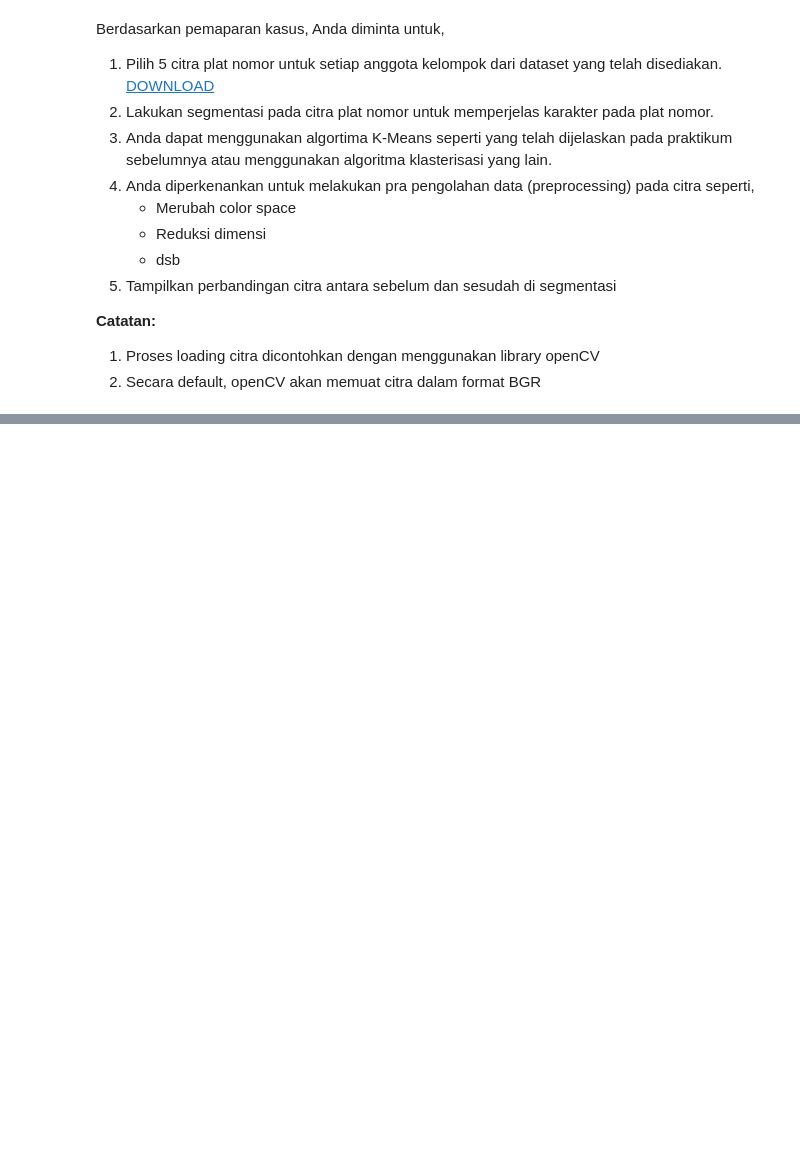
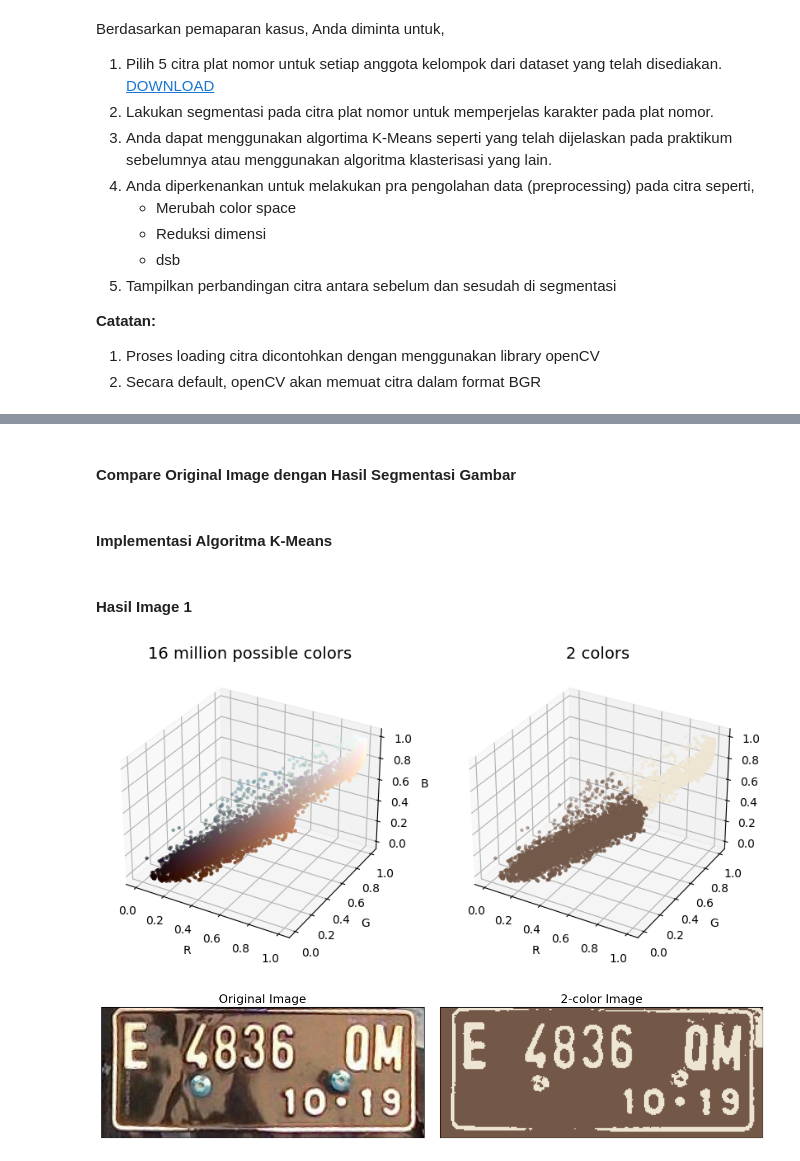
Before and after one commit to bintangsholu21/Pembelajaran-Mesin, a Jupyter notebook: UTS.ipynb, the cells around one changed output, grey strips where cells are left out. Drawn from its saved outputs; the diff is of its cells as text; code cells hidden in the pictures; blank space fills up the shorter version.

```diff
--- a/UTS.ipynb
+++ b/UTS.ipynb
@@ -31,0 +73,51 @@ Berdasarkan pemaparan kasus, Anda diminta untuk,
+# %%
+def plot_pixels_3d(data, title, colors=None, N=10000, ax=None):
+    if colors is None:
+        colors = data
+
+    rng = np.random.RandomState(0)
+    i = rng.permutation(data.shape[0])[:N]
+    colors = colors[i]
+    R, G, B = data[i].T
+
+    ax.scatter(R, G, B, c=colors, marker='.')
+    ax.set_xlabel('R')
+    ax.set_ylabel('G')
+    ax.set_zlabel('B')
+    ax.set_title(title, size=14)
+# %% [markdown]
+#### **Compare Original Image dengan Hasil Segmentasi Gambar**
+# %%
+def img_comparison(original, new_colors):
+    new_plate = new_colors.reshape(original.shape)
+    fig, ax = plt.subplots(1, 2, figsize=(16, 6),
+                           subplot_kw=dict(xticks=[], yticks=[]))
+    fig.subplots_adjust(wspace=0.05)
+    ax[0].imshow(original)
+    ax[0].set_title('Original Image', size=16)
+    ax[1].imshow(new_plate)
+    ax[1].set_title('2-color Image', size=16);
+# %% [markdown]
+#### **Implementasi Algoritma K-Means**
+# %%
+def kmeans_cluster(original):
+    data = scale_data(original) # Inisiasi data gambar
+    kmeans = MiniBatchKMeans(2,n_init=3) # Proses kmeans clustering
+    kmeans.fit(data)
+    new_colors = kmeans.cluster_centers_[kmeans.predict(data)]
+    fig, (ax1, ax2) = plt.subplots(1, 2, figsize=(10, 5), subplot_kw={'projection': '3d'}) # Membuat sebuah gambar yang menampilkan dua subplot (grafik sisi-sisi)
+
+    # subplot pertama
+    plot_pixels_3d(data, "16 million possible colors", ax=ax1)
+
+    # subplot kedua
+    plot_pixels_3d(data, "2 colors", colors=new_colors, ax=ax2)
+    plt.show()
+    img_comparison(original, new_colors)
+# %% [markdown]
+#### **Hasil Image 1**
+# %%
+    kmeans_cluster(images[1])
+# %% [output]
+[figure, added]
+[figure, added]
```
Also changed, not shown: parts of 20 cells of this notebook.
